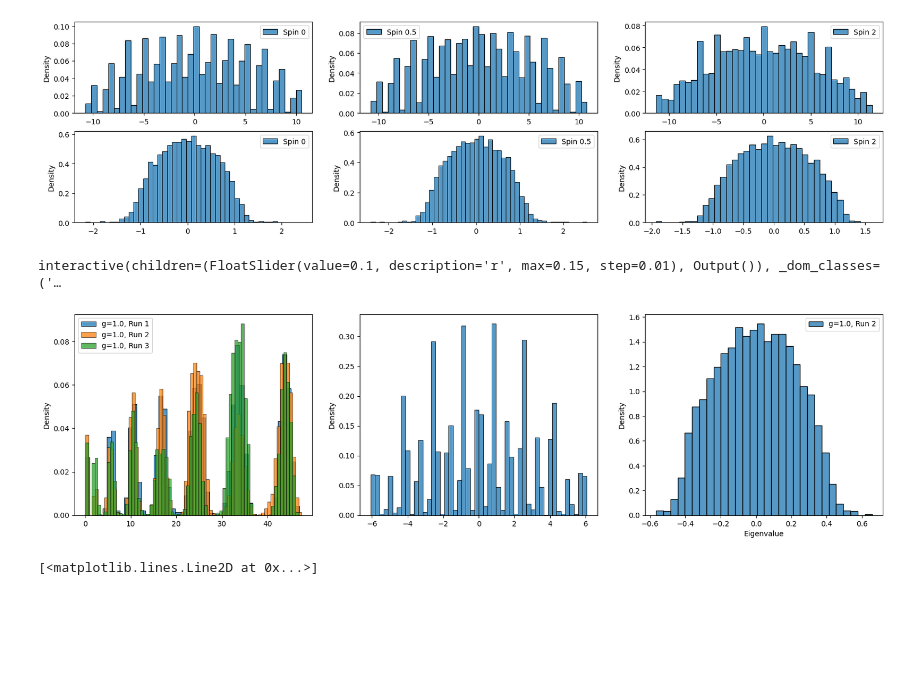
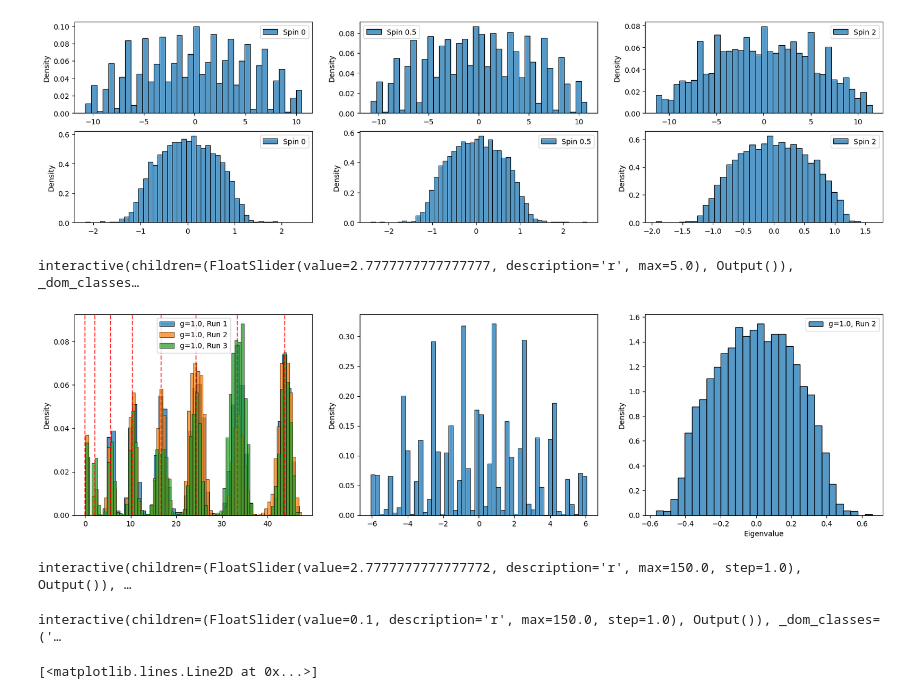
Before and after one commit to harish02murali/MatrixModelHMC_pytorch, a Jupyter notebook: dataAnalysis.ipynb, the cells around one changed output. Cells and saved outputs as stored; diff of their text form; code cells hidden in the pictures; blank space fills up the shorter version.

```diff
--- a/dataAnalysis.ipynb
+++ b/dataAnalysis.ipynb
@@ -421,12 +422,12 @@ commsSpin0g100 = np.fromfile(f"comm2_spin0Init_type2_Omega1.0_g100.0_N45.dat", d
 from ipywidgets import interact
 import ipywidgets as widgets
 
-@interact(r=widgets.FloatSlider(min=0, max=0.15, step=0.01, value=0.1))
+@interact(r=widgets.FloatSlider(min=0, max=5, step=0.1, value=25/9))
 def plot_with_lines(r):
-    sns.histplot(1/40 * evalsSpin0g1[120:, -40:].flatten().real, stat='density', label="Spin 0, g=1.0", bins=50)
+    sns.histplot(evalsSpin0g1[120:, -40:].flatten().real, stat='density', label="Spin 0, g=1.0", bins=50)
 
     # Plot vertical lines at r*j(j+1) for j = 0.5, 1, 1.5, ..., 3.5
-    for j in [0.5 + 0.5*i for i in range(7)]:
+    for j in [0.5*i for i in range(8)]:
         plt.axvline(r * j * (j + 1), color='red', linestyle='--', alpha=0.7)
 
     plt.legend()
@@ -434,21 +435,53 @@ def plot_with_lines(r):
     plt.ylabel('Density')
     plt.show()
 # %% [output]
-interactive(children=(FloatSlider(value=0.1, description='r', max=0.15, step=0.01), Output()), _dom_classes=('…
+interactive(children=(FloatSlider(value=2.7777777777777777, description='r', max=5.0), Output()), _dom_classes…
 # %%
 fig, axes = plt.subplots(1,3, figsize=(20,5))
 sns.histplot(evalsSpin0g1[120:, -40:].flatten().real, stat='density', label="g=1.0, Run 1", bins=50, ax=axes[0])
 sns.histplot(evalsSpin0g1Run2[140:, -40:].flatten().real, stat='density', label="g=1.0, Run 2", bins=70, ax=axes[0])
 sns.histplot(evalsSpin0g1Run3[140:, -45:].flatten().real, stat='density', label="g=1.0, Run 3", bins=70, ax=axes[0])
+for j in [0.5*i for i in range(8)]:
+    axes[0].axvline((2/3 + 1)**2 * j * (j + 1), color='red', linestyle='--', alpha=0.7)
 axes[0].legend()
 sns.histplot(evalsSpin0g1Run2[140:, 40:3*40].flatten().real, stat='density', label="g=1.0, Run 2", bins=50, ax=axes[1])
 sns.histplot(evalsSpin0g1Run2[140:, 3*40:4*40].flatten().real, stat='density', label="g=1.0, Run 2", bins=30, ax=axes[2])
 plt.legend()
 plt.xlabel('Eigenvalue')
 plt.ylabel('Density')
 plt.show()
 # %% [output]
-[figure, old version]
+[figure, new version]
+# %%
+@interact(r=widgets.FloatSlider(min=0, max=150, step=1, value=(2/3 + 1)**2))
+def plot_with_lines(r):
+    sns.histplot(evalsSpin0g150[200:, -40:].flatten().real, stat='density', label="Spin 0, g=150.0", bins=50)
+
+    # Plot vertical lines at r*j(j+1) for j = 0.5, 1, 1.5, ..., 3.5
+    for j in [0.5 + 0.5*i for i in range(15)]:
+        plt.axvline(r * j * (j + 1), color='red', linestyle='--', alpha=0.7)
+
+    plt.legend()
+    plt.xlabel('Eigenvalue')
+    plt.ylabel('Density')
+    plt.show()
+# %% [output]
+interactive(children=(FloatSlider(value=2.7777777777777772, description='r', max=150.0, step=1.0), Output()), …
+# %%
+@interact(r=widgets.FloatSlider(min=0, max=150, step=1, value=0.1))
+def plot_with_lines(r):
+    sns.histplot(evalsSpin0g100[200:, -45:].flatten().real, stat='density', label="g=100.0", bins=80)
+
+    # Plot vertical lines at r*j(j+1) for j = 0.5, 1, 1.5, ..., 3.5
+    for j in [ 0.5*i for i in range(5)]:
+        plt.axvline(r * j * (j + 1), color='red', linestyle='--', alpha=0.7)
+
+    plt.legend()
+    plt.xlabel('Eigenvalue')
+    plt.ylabel('Density')
+    plt.show()
+# %% [output]
+interactive(children=(FloatSlider(value=0.1, description='r', max=150.0, step=1.0), Output()), _dom_classes=('…
 # %%
 fig, axes = plt.subplots(1,3, figsize=(20,5))
 # sns.histplot(1/45 * evalsSpin0g1[100:150, -45:].flatten().real, stat='density', label="Spin 0, g=10.0", bins=70, ax=axes[0])
```
Also changed, not shown: parts of 27 cells of this notebook, 2 other files.
